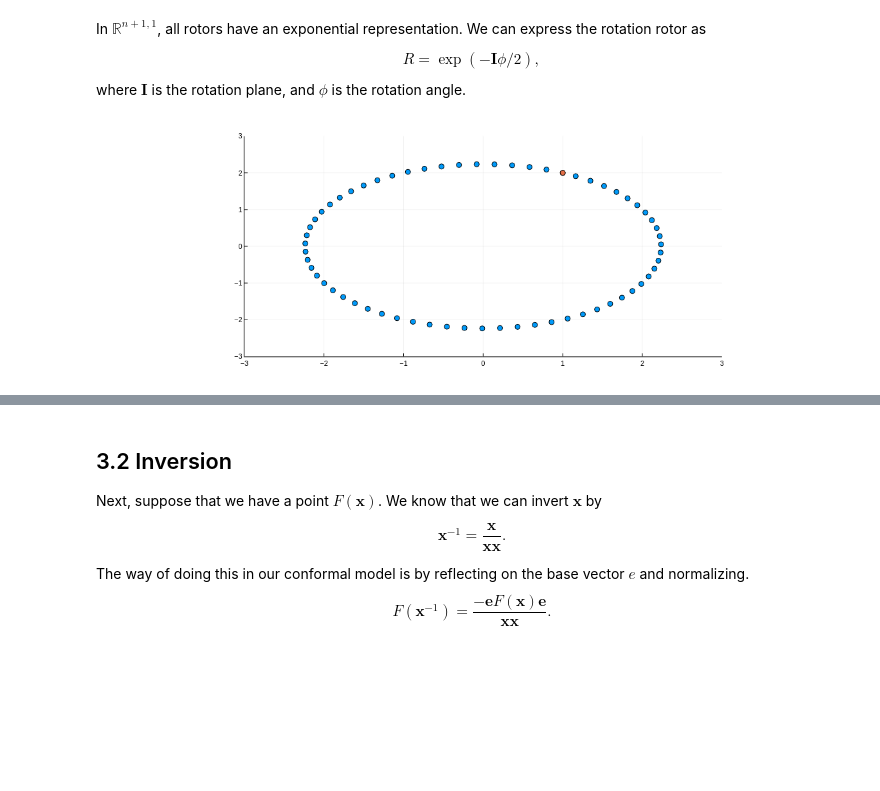
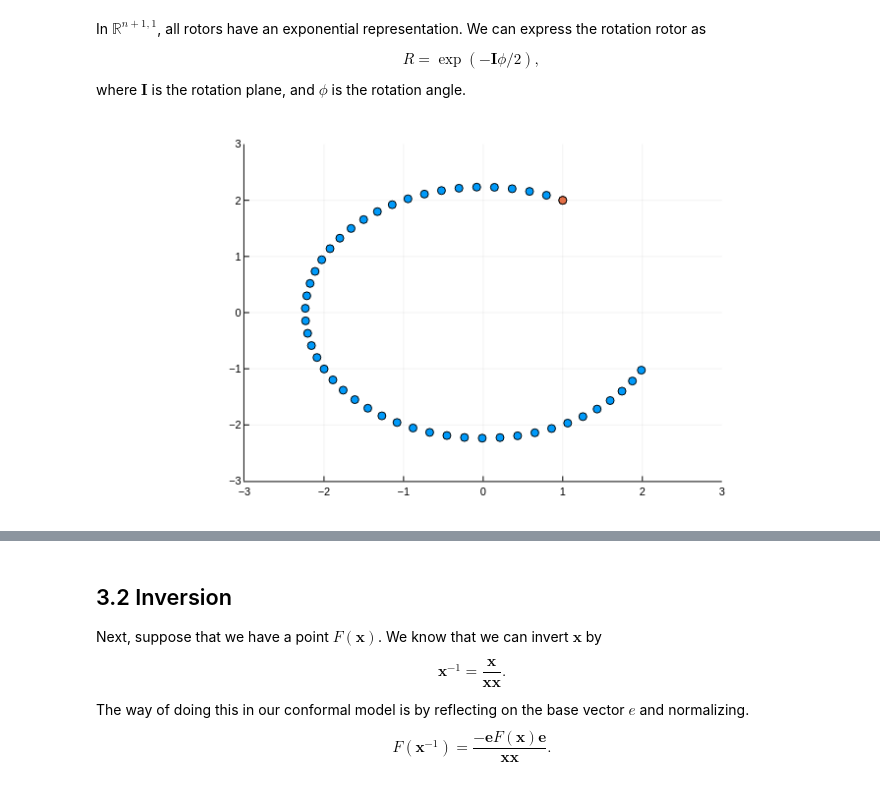
Before and after one commit to davibarreira/Julia_Tutorials, a Jupyter notebook: GeometricAlgebra/4 - Conformal Geometric Algebra.ipynb, the cells around one changed output, grey strips where cells are left out. Drawn from its saved outputs; the diff is of its cells as text; code cells hidden in the pictures; blank space fills up the shorter version.

```diff
--- a/GeometricAlgebra/4 - Conformal Geometric Algebra.ipynb
+++ b/GeometricAlgebra/4 - Conformal Geometric Algebra.ipynb
@@ -508,21 +485,21 @@ where $\mathbf I$ is the rotation plane, and $\phi$ is the rotation angle.
 # %%
 x = cl.e1 + 2cl.e2 + 0cl.e3
 Fx  = F(x)
 
 Iblade = cl.e1 ∧ cl.e2
 Rx = []
-for ϕ in 0:0.1:2π
+for ϕ in 0:0.1:3π/2
     R = exp(-Iblade * ϕ/2)
     v = R*x*reverse(R)
     push!(Rx,[v.e1, v.e2])
 end
 Rx = vcat(Rx'...)
 scatter(Rx[:,1],Rx[:,2],label="Rx")
 scatter!([Fx.e1],[Fx.e2],label="x",
     legend=false,
     xlims=(-3,3),
     ylims=(-3,3),
     aspect_ratio=1
 )
 # %% [output]
-[figure, old version]
+[figure, new version]
```
Also changed, not shown: parts of 17 cells of this notebook.
